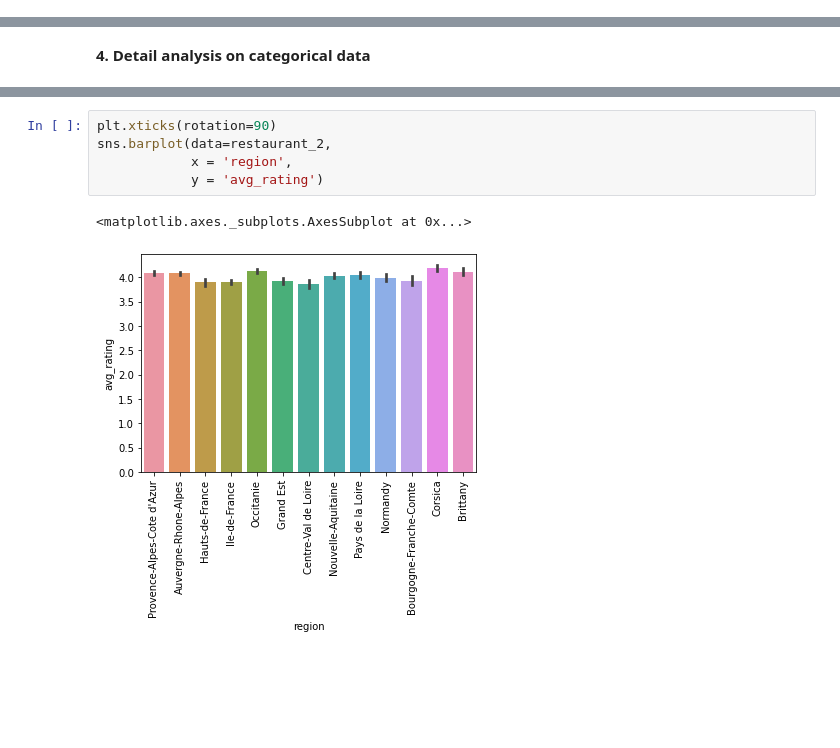
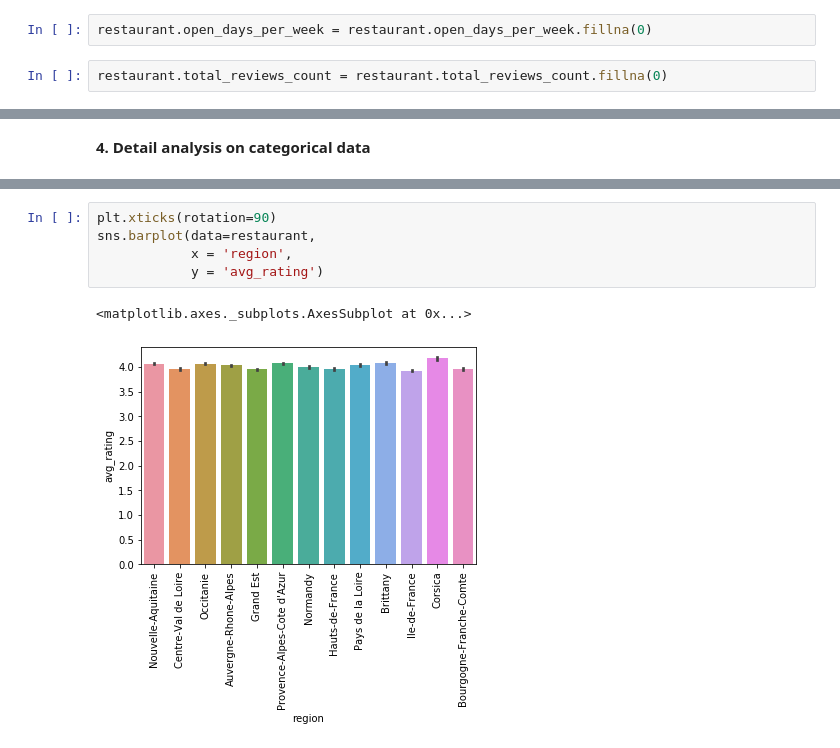
Before and after one commit to Julielebousse/tripadvisor_rating, a Jupyter notebook: Project2_Tripadvisor.ipynb, the cells around one changed output, grey strips where cells are left out. Saved outputs shown, nothing was run; the diff lists cells and outputs as text; blank space fills up the shorter version.

```diff
--- a/Project2_Tripadvisor.ipynb
+++ b/Project2_Tripadvisor.ipynb
@@ -223,0 +252,4 @@ sns.lineplot(data=rest_reviews,
+# %%
+restaurant.open_days_per_week = restaurant.open_days_per_week.fillna(0)
+# %%
+restaurant.total_reviews_count = restaurant.total_reviews_count.fillna(0)
@@ -241,8 +326,8 @@ sns.countplot(data=restaurant_2,
 # %%
 plt.xticks(rotation=90)
-sns.barplot(data=restaurant_2,
+sns.barplot(data=restaurant,
             x = 'region',
             y = 'avg_rating')
 # %% [output]
 <matplotlib.axes._subplots.AxesSubplot at 0x...>
-[figure, old version]
+[figure, new version]
```
Also changed, not shown: parts of 17 cells of this notebook.
